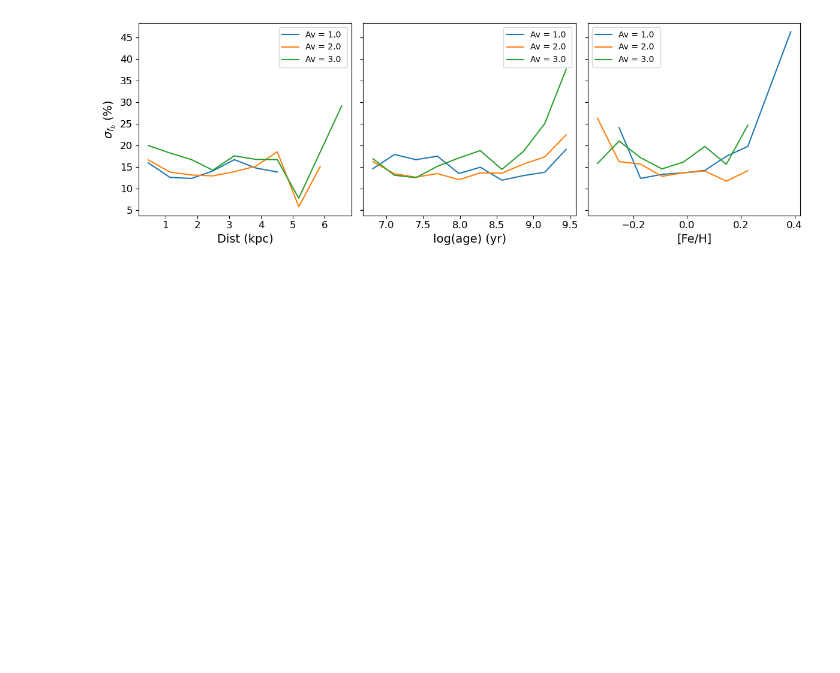
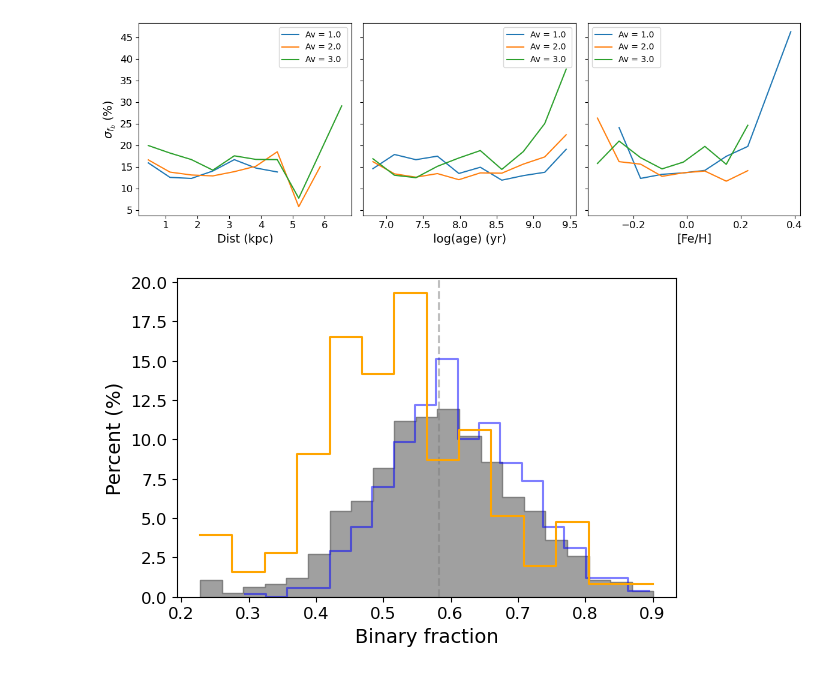
Before and after one commit to RuanPH26/stellar_multiplicity_in_open_clusters, a Jupyter notebook: results.ipynb, the cells around one changed output. Drawn from its saved outputs; the diff is of its cells as text; code cells hidden in the pictures; blank space fills up the shorter version.

```diff
--- a/estimate_binary_fraction.ipynb
+++ b/results.ipynb
@@ -96,3 +135,18 @@ plt.tight_layout()
 plt.show()
 # %% [output]
 [figure]
+# %%
+fig, ax= plt.subplots(figsize= (6,4))
+sns.histplot(data=df, x='bin_frac', stat='percent', element='step', color='gray',)
+plt.axvline(df.bin_frac.median(), ls='--', c='gray', alpha=0.5)
+sns.histplot(data=df[df.Av>1], x='bin_frac', stat='percent', element='step', color='blue', fill = False, alpha=0.5)
+sns.histplot(data=df[df.Av<=1], x='bin_frac', stat='percent', element='step', color='orange', fill = False,)
+
+plt.xlabel('Binary fraction', fontdict=font)
+plt.ylabel('Percent (%)', fontdict=font)
+ax.tick_params(labelsize=12)
+plt.tight_layout()
+#plt.savefig('dist_fb.png',  dpi=300)
+plt.show()
+# %% [output]
+[figure, added]
```
Also changed, not shown: parts of 2 cells of this notebook, 2 other files.
